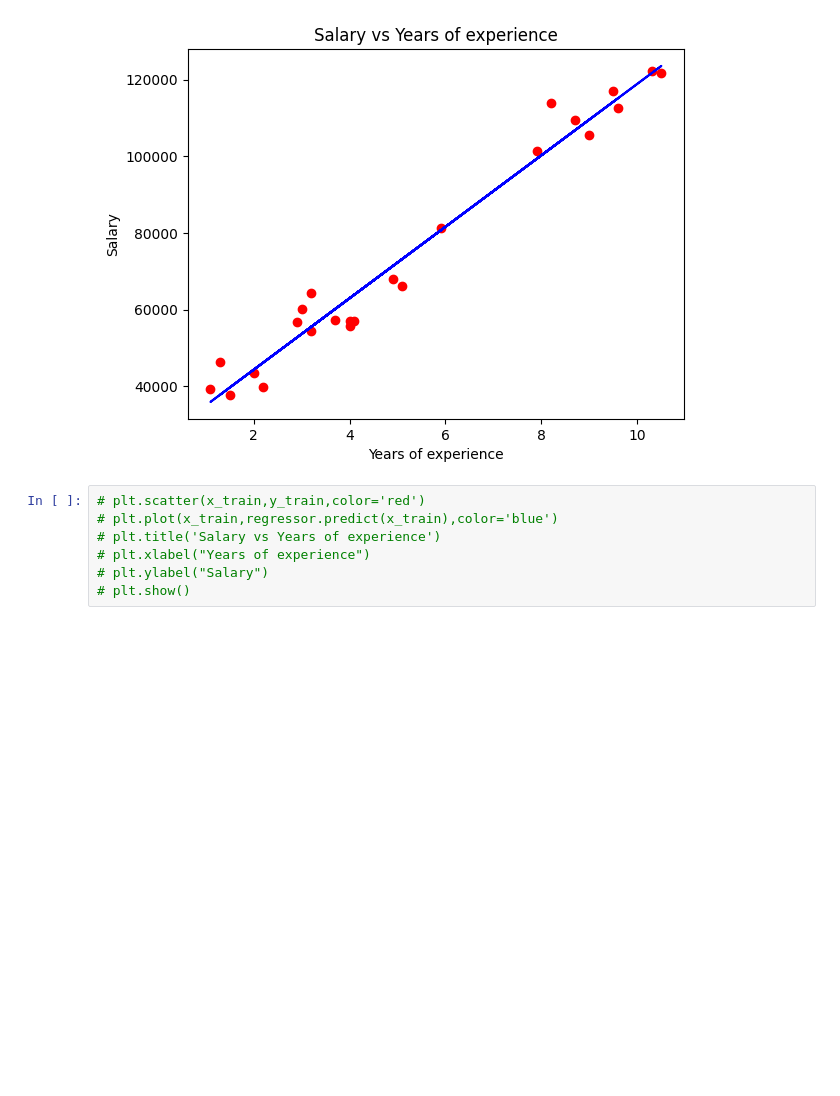
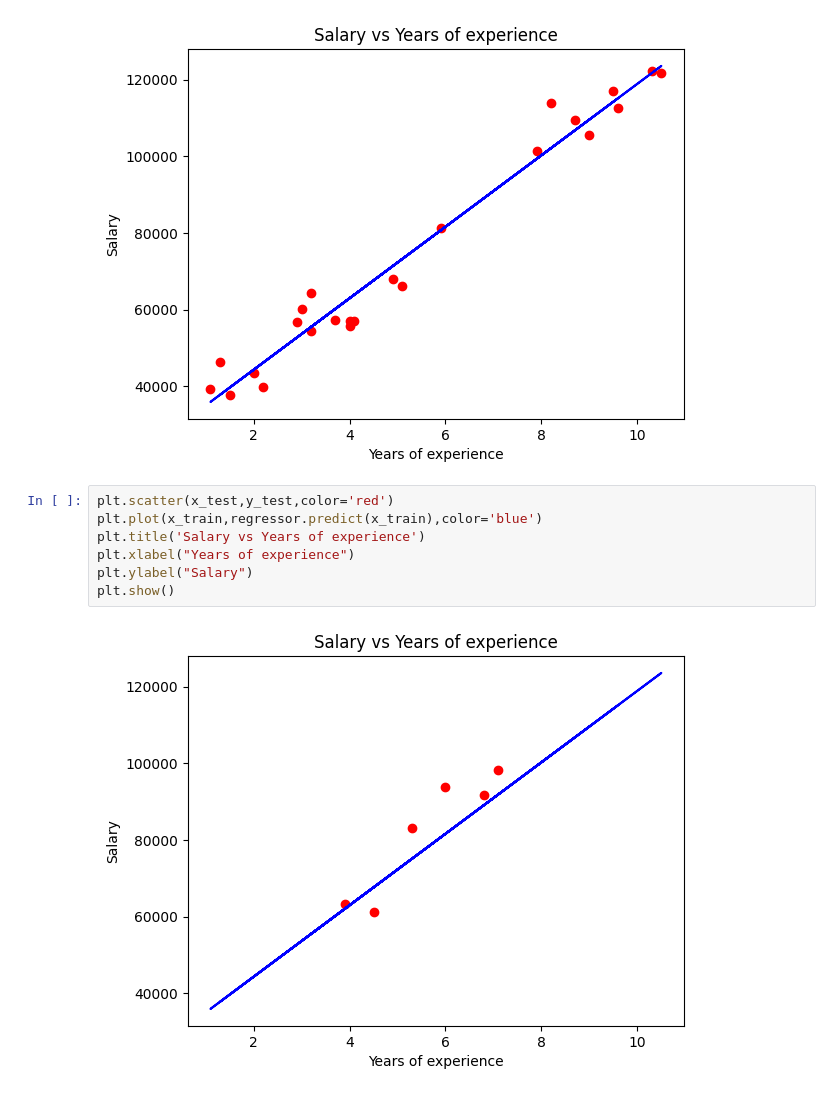
Before and after one commit to MAKOKHA-KWEYU-SADIKI/SimpleLinearRegression, a Jupyter notebook: simpleLinearRegression (1).ipynb, the cells around one changed output. Saved outputs shown, nothing was run; the diff lists cells and outputs as text; blank space fills up the shorter version.

Commit message:
predictions

```diff
--- a/simpleLinearRegression.ipynb
+++ b/simpleLinearRegression (1).ipynb
@@ -39,9 +39,11 @@ plt.show()
 # %% [output]
 [figure]
 # %%
-# plt.scatter(x_train,y_train,color='red')
-# plt.plot(x_train,regressor.predict(x_train),color='blue')
-# plt.title('Salary vs Years of experience')
-# plt.xlabel("Years of experience")
-# plt.ylabel("Salary")
-# plt.show()
+plt.scatter(x_test,y_test,color='red')
+plt.plot(x_train,regressor.predict(x_train),color='blue')
+plt.title('Salary vs Years of experience')
+plt.xlabel("Years of experience")
+plt.ylabel("Salary")
+plt.show()
+# %% [output]
+[figure, added]
```
Also changed, not shown: parts of 1 cell of this notebook.
